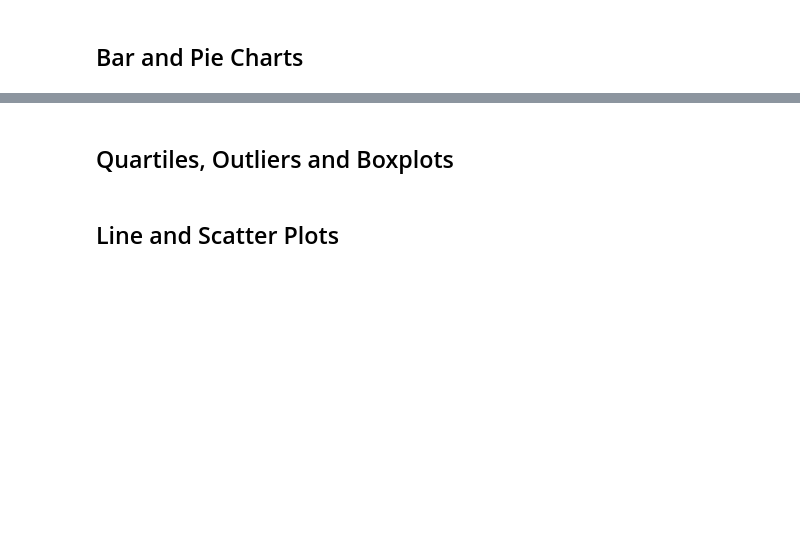
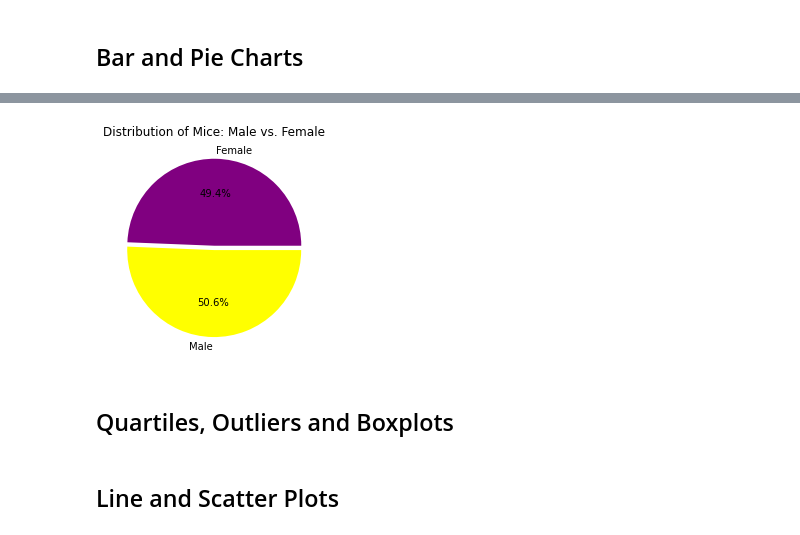
Before and after one commit to ijeriel/Bootcamp-Homework-Jeriel, a Jupyter notebook: Matplotlib-challenge/pymaceuticals_starter.ipynb, the cells around one changed output, grey strips where cells are left out. Cells and saved outputs as stored; diff of their text form; code cells hidden in the pictures; blank space fills up the shorter version.

```diff
--- a/Matplotlib-challenge/pymaceuticals_starter.ipynb
+++ b/Matplotlib-challenge/pymaceuticals_starter.ipynb
@@ -135,5 +194,15 @@ SyntaxError: invalid syntax (<ipython-input-19-7b885acc8c2e>, line 7)
 # %%
 # Generate a pie plot showing the distribution of female versus male mice using pyplot
+
+labels = ["Female", "Male"]
+size = sex_df["Mouse ID"]
+explode = (0.05, 0)
+plt.pie(size, explode=explode, labels=labels, colors=["purple", "yellow"],autopct="%1.1f%%")
+plt.title("Distribution of Mice: Male vs. Female")
+
+plt.show()
+# %% [output]
+[figure, added]
 # %% [markdown]
 ## Quartiles, Outliers and Boxplots
 # %%
```
Also changed, not shown: parts of 5 cells of this notebook.
